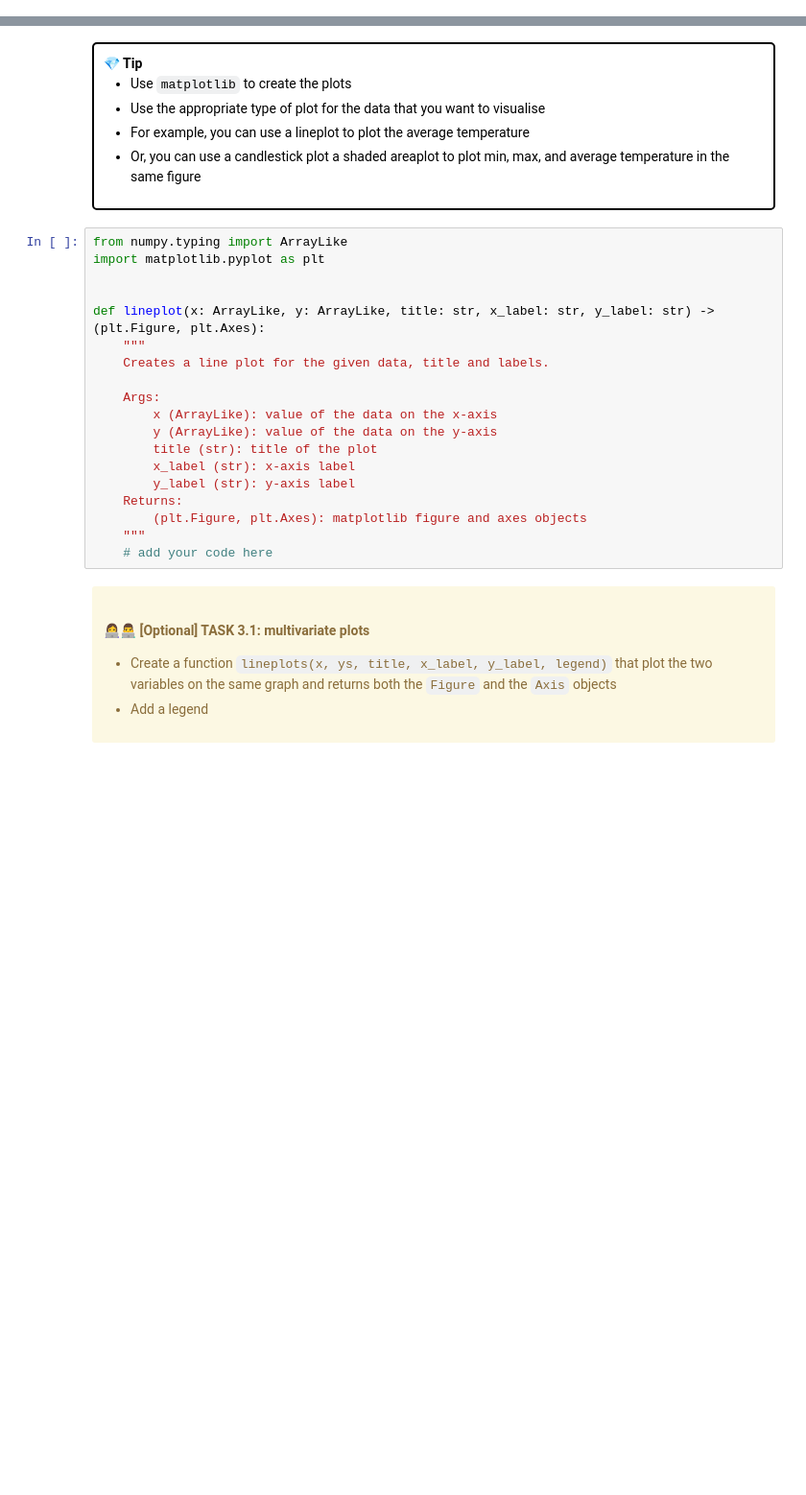
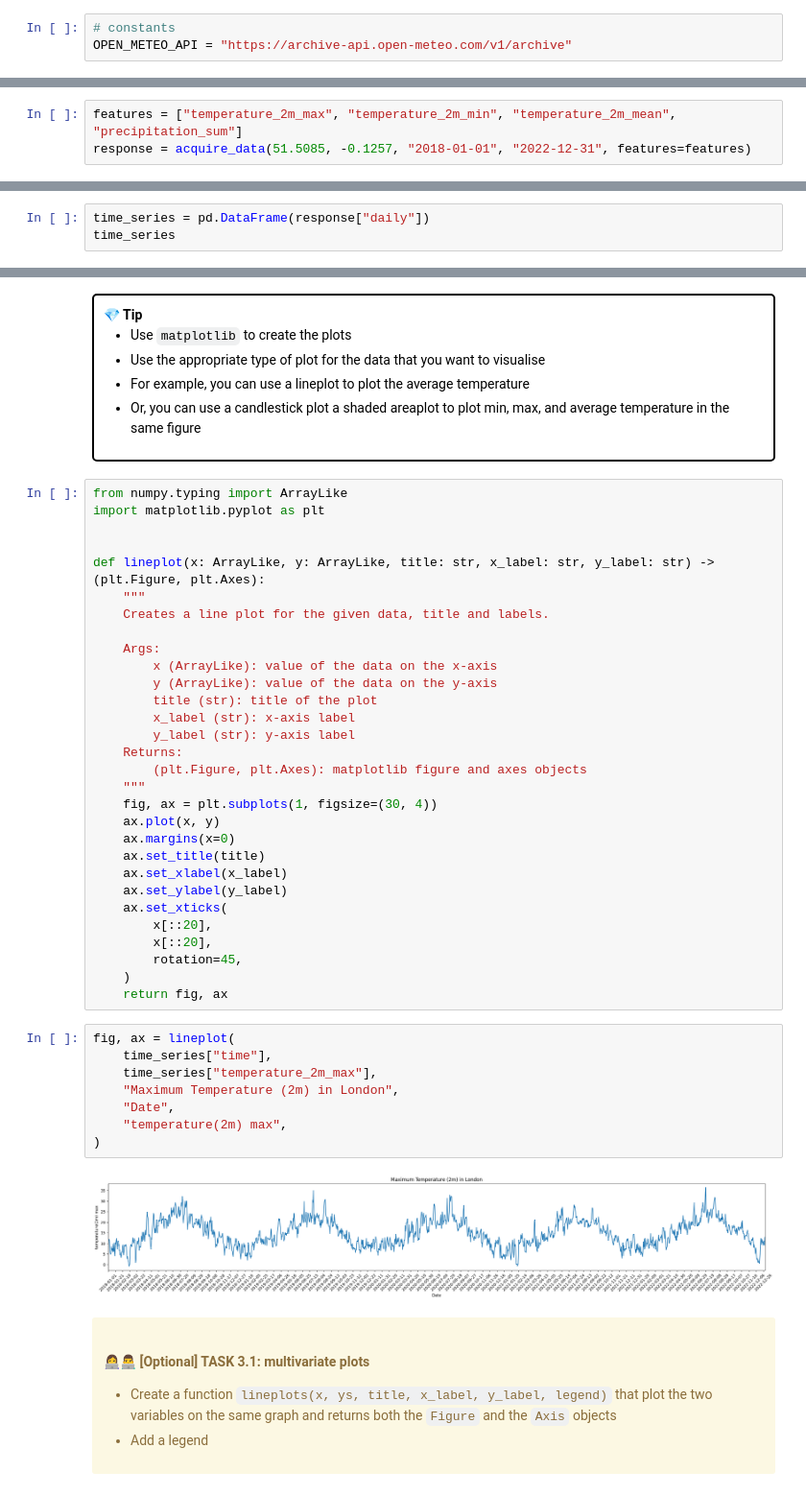
Before and after one commit to UCL-ELEC0136-backup/3-data-processing-ZhaoyanLU23, a Jupyter notebook: 3-data-processing.ipynb, the cells around one changed output, grey strips where cells are left out. Shown at 96% size. Cells and saved outputs as stored; diff of their text form; blank space fills up the shorter version.

Commit message:
feat: Data Processing 1

```diff
--- a/3-data-processing.ipynb
+++ b/3-data-processing.ipynb
@@ -45,5 +45,8 @@ In this lab, we will use the _open-meteo_ API (https://open-meteo.com/), to acqu
 * Always specify a timezone (you can use `timezone=GMT`)
 
 </div>
+# %%
+# constants
+OPEN_METEO_API = "https://archive-api.open-meteo.com/v1/archive"
 # %%
 from typing import List
@@ -76,0 +98,3 @@ def acquire_data(latitude: float, longitude: float, start_date: str, end_date: s
+# %%
+features = ["temperature_2m_max", "temperature_2m_min", "temperature_2m_mean", "precipitation_sum"]
+response = acquire_data(51.5085, -0.1257, "2018-01-01", "2022-12-31", features=features)
@@ -76,0 +103,3 @@ def acquire_data(latitude: float, longitude: float, start_date: str, end_date: s
+# %%
+time_series = pd.DataFrame(response["daily"])
+time_series
@@ -110,7 +153,28 @@ def lineplot(x: ArrayLike, y: ArrayLike, title: str, x_label: str, y_label: str)
     Returns:
         (plt.Figure, plt.Axes): matplotlib figure and axes objects
     """
-    # add your code here
+    fig, ax = plt.subplots(1, figsize=(30, 4))
+    ax.plot(x, y)
+    ax.margins(x=0)
+    ax.set_title(title)
+    ax.set_xlabel(x_label)
+    ax.set_ylabel(y_label)
+    ax.set_xticks(
+        x[::20],
+        x[::20],
+        rotation=45,
+    )
+    return fig, ax
+# %%
+fig, ax = lineplot(
+    time_series["time"],
+    time_series["temperature_2m_max"],
+    "Maximum Temperature (2m) in London",
+    "Date",
+    "temperature(2m) max",
+)
+# %% [output]
+[figure, added]
 # %% [markdown]
 <div class="alert alert-block alert-warning">
 <h4>👩‍💻👨‍💻 [Optional] TASK 3.1: multivariate plots</h4>
```
Also changed, not shown: parts of 25 cells of this notebook, 1 other file.
